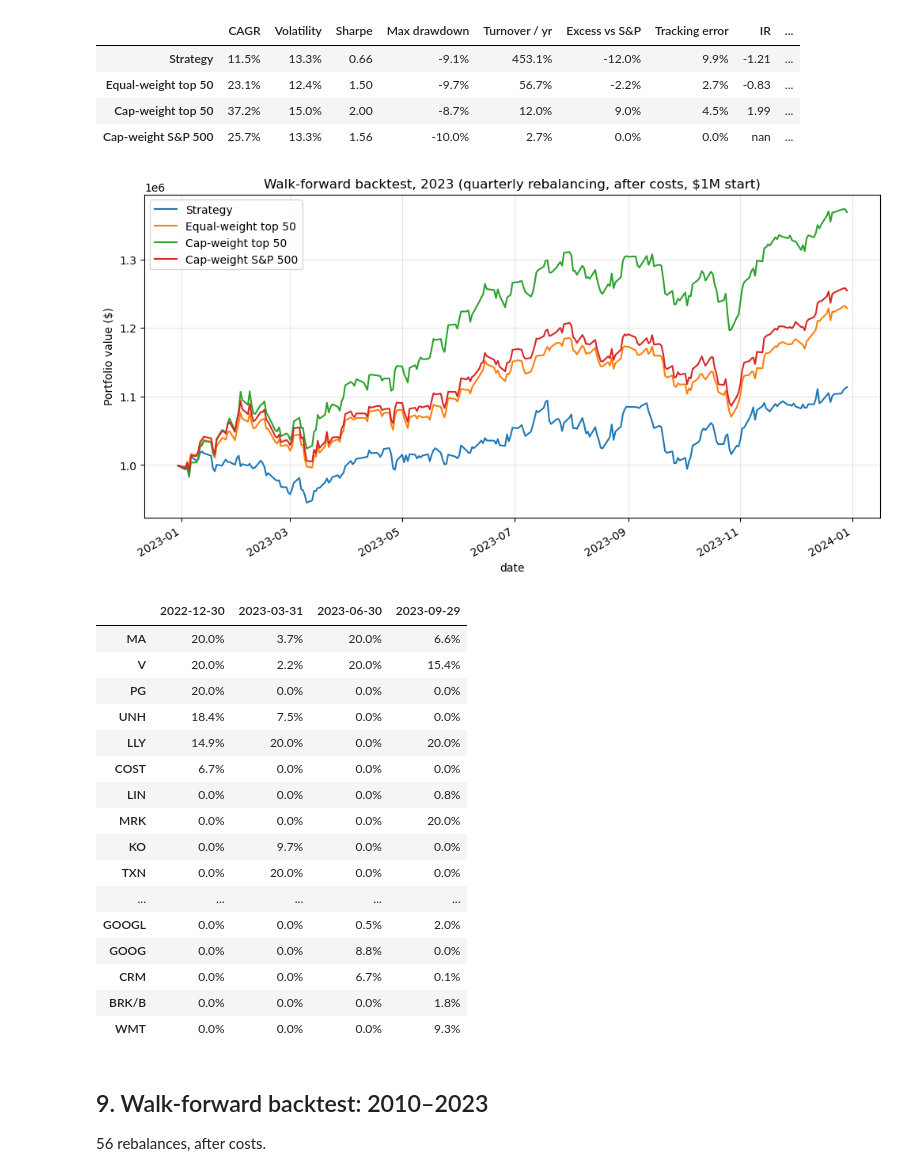
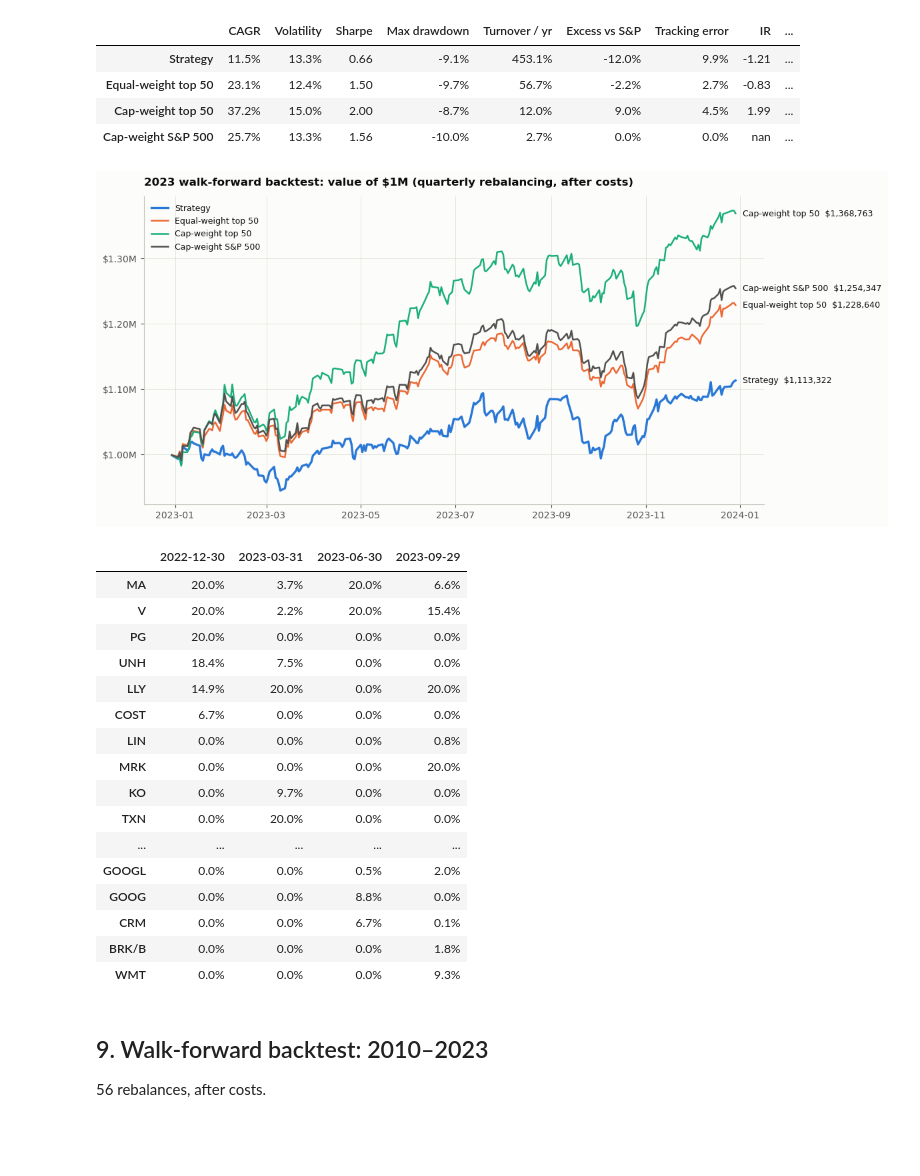
Before and after one commit to AimanxxAnsari/momentum-trading-strategy, a Jupyter notebook: main.ipynb, the cells around one changed output. Cells and saved outputs as stored; diff of their text form; code cells hidden in the pictures; blank space fills up the shorter version.

```diff
--- a/main.ipynb
+++ b/main.ipynb
@@ -72,3 +76,4 @@ COST_BPS = 10                # cost per unit traded (per side), charged to every
 
 TEST_START, TEST_END = "2023-01-01", "2023-12-31"
 LONG_START, LONG_END = "2010-01-01", "2023-12-31"
+IMAGE_DIR = "images"         # charts are also saved here for the README
@@ -429,16 +507,21 @@ Holding 6 of 25 stocks on 2022-12-30
 | COST | 0.0670 | 0.0279 | 0.0368 | 0.0223 | 0.0446 | 0.2744 |
 # %%
 fig, (ax1, ax2) = plt.subplots(1, 2, figsize=(15, 6))
-held["weight"].sort_values().plot(kind="barh", ax=ax1)
+held["weight"].sort_values().plot(kind="barh", ax=ax1, color=BLUE, edgecolor=SURFACE, linewidth=2)
+ax1.xaxis.set_major_formatter(pct_axis)
+ax1.xaxis.set_major_locator(MultipleLocator(0.05))
 ax1.set_title(f"Black-Litterman weights, formed {FIRST.date()}")
 ax1.set_xlabel("Weight")
 
-ax2.scatter(bl["volatility"], bl["posterior_mu"], s=20 + bl["weight"] * 2000, alpha=0.5)
+ax2.scatter(bl["volatility"], bl["posterior_mu"], s=30 + bl["weight"] * 2000, color=BLUE, alpha=0.6,
+            edgecolor=SURFACE, linewidth=2)
+ax2.xaxis.set_major_formatter(pct_axis)
+ax2.yaxis.set_major_formatter(pct_axis)
 for t, row in bl.iterrows():
-    ax2.annotate(t, (row["volatility"], row["posterior_mu"]), fontsize=8)
+    ax2.annotate(t, (row["volatility"], row["posterior_mu"]), xytext=(6, 5), textcoords="offset points", fontsize=8)
 ax2.set_title("Posterior expected excess return vs volatility (bubble size = weight)")
 ax2.set_xlabel("Annual volatility")
 ax2.set_ylabel("Annual expected excess return")
 plt.tight_layout()
-plt.show()
+save_fig(fig, "black_litterman_allocation")
 # %% [output]
@@ -473,10 +556,10 @@ print(f"Precomputed {len(context)} rebalance dates in {time.time() - t0:.0f}s")
 Precomputed 56 rebalance dates in 2s
 # %%
 def strategy(n_select=25, rsi_max=70, max_weight=0.20, tau=0.05, cov="ledoit_wolf",
-             use_views=True, weighting="black_litterman"):
-    # Returns a function: formation date -> target weights
+             use_views=True, weighting="black_litterman", ctx=None):
+    # Returns a function: formation date -> target weights. `ctx` selects the universe (default: top 50).
     def weights(f):
-        c = context[f]
+        c = (ctx if ctx is not None else context)[f]
         sel = select_stocks(c["signals"], n_select, rsi_max)
         if weighting == "equal":
             return pd.Series(1 / len(sel), index=sel.index)
@@ -493,12 +576,21 @@ BENCHMARKS = {
 }
 
 
-def simulate(weight_fn, dates, end, cost_bps=COST_BPS):
+def simulate(weight_fn, dates, end, cost_bps=COST_BPS, band=0.0, adjust=1.0):
+    # band: skip trades smaller than this weight change. adjust: move only this fraction toward the target.
     ends = dates[1:] + [prices.loc[:end].index[-1]]
     level, held, pieces, traded, log = 1.0, None, [], [], {}
     for f, f_next in zip(dates, ends):
         target = weight_fn(f)
         drifted = held / held.sum() if held is not None else pd.Series(dtype=float)
+        if held is not None and (band > 0 or adjust < 1):
+            names = target.index.union(drifted.index)
+            t, d = target.reindex(names, fill_value=0), drifted.reindex(names, fill_value=0)
+            new = d + adjust * (t - d)
+            if band > 0:
+                new = new.where((t - d).abs() > band, d)
+            new = new.where(prices.loc[f, names].notna(), 0).clip(lower=0)   # sell anything no longer trading
+            target = new[new > 1e-9] / new[new > 1e-9].sum()
         names = target.index.union(drifted.index)
         turnover = (target.reindex(names, fill_value=0) - drifted.reindex(names, fill_value=0)).abs().sum()
         level *= 1 - cost_bps / 1e4 * turnover
@@ -571,18 +663,19 @@ show_performance(performance(curves_2023))
 | Cap-weight S&P 500 | 25.7% | 13.3% | 1.56 | -10.0% | 2.7% | 0.0% | 0.0% | nan | ... |
 # %%
 START_VALUE = 1_000_000
-(pd.DataFrame(curves_2023) * START_VALUE).plot(
-    figsize=(12, 6), title="Walk-forward backtest, 2023 (quarterly rebalancing, after costs, $1M start)")
-plt.ylabel("Portfolio value ($)")
-plt.grid(alpha=0.3)
-plt.show()
+NAMES = ["Strategy", "Equal-weight top 50", "Cap-weight top 50", "Cap-weight S&P 500"]
+fig, ax = plt.subplots(figsize=(12, 6))
+plot_lines(ax, {k: v * START_VALUE for k, v in curves_2023.items()}, NAMES, fmt="${:,.0f}")
+ax.yaxis.set_major_formatter(FuncFormatter(lambda v, _: f"${v / 1e6:.2f}M"))
+ax.set_title("2023 walk-forward backtest: value of $1M (quarterly rebalancing, after costs)")
+save_fig(fig, "backtest_2023")
 
 alloc = logs_2023["Strategy"]
 alloc = alloc.loc[(alloc > 0.001).any(axis=1)]
 alloc.columns = [d.date() for d in alloc.columns]
 alloc.sort_values(alloc.columns[0], ascending=False).style.format("{:.1%}")
 # %% [output]
-[figure, old version]
+[figure, new version]
 |  | 2022-12-30 | 2023-03-31 | 2023-06-30 | 2023-09-29 |
 | MA | 20.0% | 3.7% | 20.0% | 6.6% |
 | V | 20.0% | 2.2% | 20.0% | 15.4% |
```
Also changed, not shown: parts of 20 cells of this notebook, 12 other files.
